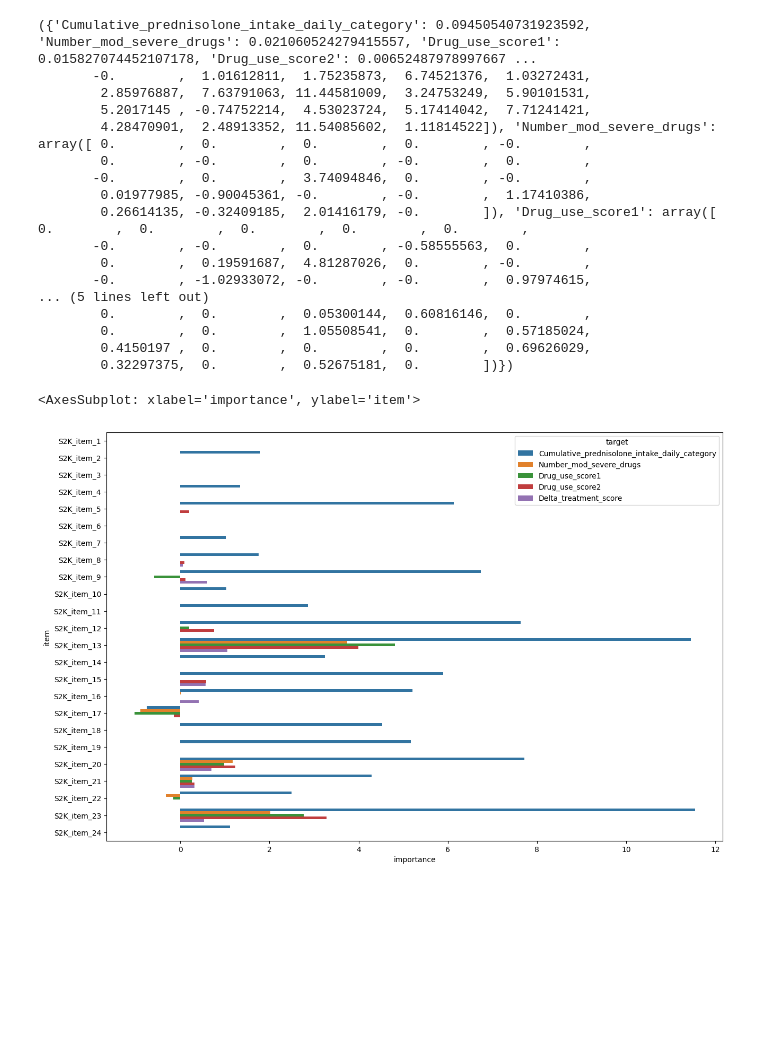
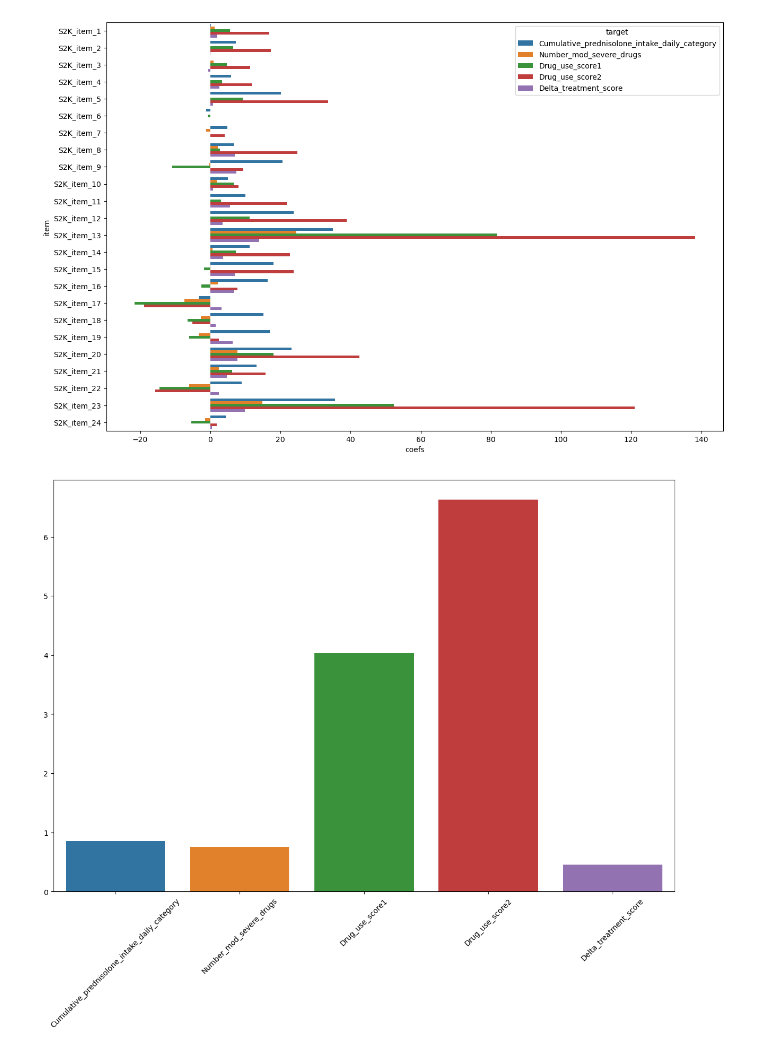
Before and after one commit to isevr/SDI, a Jupyter notebook: v3/eda_data2.ipynb, the cells around one changed output. Drawn from its saved outputs; the diff is of its cells as text; code cells hidden in the pictures; blank space fills up the shorter version.

```diff
--- a/v3/eda_data2.ipynb
+++ b/v3/eda_data2.ipynb
@@ -25,6 +29,21 @@ scaler = MinMaxScaler()
 features = df.loc[:, feats]
 features = features.apply(lambda x: x / 100)
 targets = df.loc[:, labels]
-targets = pd.DataFrame(scaler.fit_transform(targets))
+# targets = pd.DataFrame(scaler.fit_transform(targets))
+targets.columns = labels
 
 X_train, X_test, y_train, y_test = train_test_split(features, targets, test_size=0.2, shuffle=True, random_state=42)
+# %%
+plt.figure(figsize=(18, 5))
+
+
+# Plot histograms for each target
+for i, col in enumerate(y_train.columns):
+    plt.subplot(1, len(y_train.columns), i+1)
+    sns.histplot(y_train.iloc[:,i], bins=20, kde=True)  # kde=True adds a density curve
+    plt.title(col)
+    plt.xlabel("Value")
+    plt.ylabel("Frequency")
+
+plt.tight_layout()
+plt.show()
@@ -205,56 +186,43 @@ from sklearn.linear_model import ElasticNet
 
 predn_rf = ElasticNet(alpha=0.00001, l1_ratio=0.5, random_state=42)
 sev_drugs_rf = ElasticNet(alpha=0.00001, l1_ratio=0.5, random_state=42)
 du_sc1_rf = ElasticNet(alpha=0.00001, l1_ratio=0.5, random_state=42)
 du_sc2_rf = ElasticNet(alpha=0.00001, l1_ratio=0.5, random_state=42)
 delta_treat_rf = ElasticNet(alpha=0.00001, l1_ratio=0.5, random_state=42)
 
 
 elastic_regressors = [predn_rf, sev_drugs_rf, du_sc1_rf, du_sc2_rf, delta_treat_rf]
 elastic_reg_names = labels
 
 
 def elastic():
     losses = {}
     imps = {}
     for i, name in zip(range(len(elastic_regressors)), elastic_reg_names):
-        elastic_regressors[i].fit(X_train, y_train[i])
+        elastic_regressors[i].fit(X_train, y_train[name])
         preds = elastic_regressors[i].predict(X_test)
-        loss = mean_squared_error(y_test[i], preds)
+        loss = mean_squared_error(y_test[name], preds)
         imps[name] = elastic_regressors[i].coef_
         losses[name] = loss
 
     return losses, imps
 
 classification = elastic()
 # print(f'PGA loss: {classification[0]["PGA"]}\nGC loss: {classification[0]["GC"]}')
-print(classification)
 
-importances_df = pd.DataFrame(elastic()[1],index=feats)
+importances_df = pd.DataFrame(classification[1],index=feats)
 
 melted = importances_df.reset_index().melt(id_vars='index', var_name='Variable', value_name='Value')
-melted.columns = ['item','target','importance']
-melted['item'] = melted.item.apply(lambda x: re.sub(r'time_adj_|_percentage_followup','',x))
+melted.columns = ['item','target','coefs']
+# melted['item'] = melted.item.apply(lambda x: re.sub(r'time_adj_|_percentage_followup','',x))
 plt.figure(figsize=(15,10))
+sns.barplot(melted,x='coefs',y='item', hue='target')
+plt.show()
 
-sns.barplot(melted,x='importance',y='item', hue='target')
+plt.figure(figsize=(15,10))
+sns.barplot(pd.DataFrame.from_dict(classification[0], orient='index').T)
+plt.xticks(rotation=45)
+plt.show()
 # %% [output]
-({'Cumulative_prednisolone_intake_daily_category': 0.09450540731923592, 'Number_mod_severe_drugs': 0.021060524279415557, 'Drug_use_score1': 0.015827074452107178, 'Drug_use_score2': 0.00652487978997667 ...
-       -0.        ,  1.01612811,  1.75235873,  6.74521376,  1.03272431,
-        2.85976887,  7.63791063, 11.44581009,  3.24753249,  5.90101531,
-        5.2017145 , -0.74752214,  4.53023724,  5.17414042,  7.71241421,
-        4.28470901,  2.48913352, 11.54085602,  1.11814522]), 'Number_mod_severe_drugs': array([ 0.        ,  0.        ,  0.        ,  0.        , -0.        ,
-        0.        , -0.        ,  0.        , -0.        ,  0.        ,
-       -0.        ,  0.        ,  3.74094846,  0.        , -0.        ,
-        0.01977985, -0.90045361, -0.        , -0.        ,  1.17410386,
-        0.26614135, -0.32409185,  2.01416179, -0.        ]), 'Drug_use_score1': array([ 0.        ,  0.        ,  0.        ,  0.        ,  0.        ,
-       -0.        , -0.        ,  0.        , -0.58555563,  0.        ,
-        0.        ,  0.19591687,  4.81287026,  0.        , -0.        ,
-       -0.        , -1.02933072, -0.        , -0.        ,  0.97974615,
-... (5 lines left out)
-        0.        ,  0.        ,  0.05300144,  0.60816146,  0.        ,
-        0.        ,  0.        ,  1.05508541,  0.        ,  0.57185024,
-        0.4150197 ,  0.        ,  0.        ,  0.        ,  0.69626029,
-        0.32297375,  0.        ,  0.52675181,  0.        ])})
-<AxesSubplot: xlabel='importance', ylabel='item'>
-[figure, old version]
+[figure, new version]
+[figure, added]
```
Also changed, not shown: parts of 6 cells of this notebook, 1 other file.
